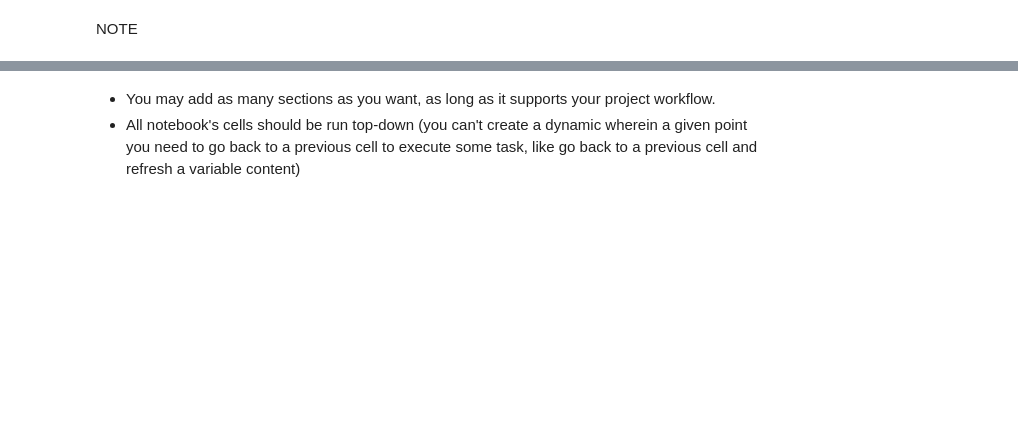
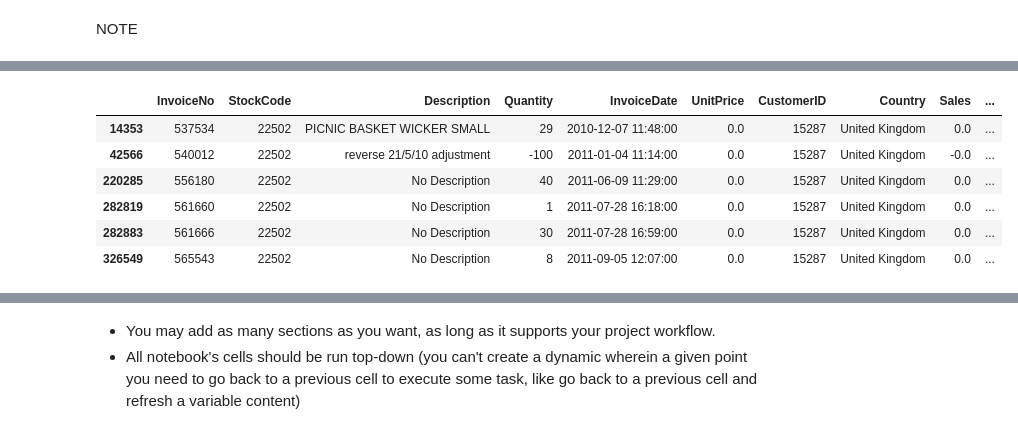
Before and after one commit to maleeper/ILP-independent-learning-project, a Jupyter notebook: jupyter_notebooks/ETL.ipynb, the cells around one changed output, grey strips where cells are left out. Cells and saved outputs as stored; diff of their text form; code cells hidden in the pictures; blank space fills up the shorter version.

```diff
--- a/jupyter_notebooks/ETL.ipynb
+++ b/jupyter_notebooks/ETL.ipynb
@@ -57,0 +313,12 @@ NOTE
+# %%
+# Show a UnitPrice price of zero?
+# what are these rows?
+df_copy[df_copy['UnitPrice'] == 0]
+# %% [output]
+|  | InvoiceNo | StockCode | Description | Quantity | InvoiceDate | UnitPrice | CustomerID | Country | Sales | ... |
+| 14353 | 537534 | 22502 | PICNIC BASKET WICKER SMALL | 29 | 2010-12-07 11:48:00 | 0.0 | 15287 | United Kingdom | 0.0 | ... |
+| 42566 | 540012 | 22502 | reverse 21/5/10 adjustment | -100 | 2011-01-04 11:14:00 | 0.0 | 15287 | United Kingdom | -0.0 | ... |
+| 220285 | 556180 | 22502 | No Description | 40 | 2011-06-09 11:29:00 | 0.0 | 15287 | United Kingdom | 0.0 | ... |
+| 282819 | 561660 | 22502 | No Description | 1 | 2011-07-28 16:18:00 | 0.0 | 15287 | United Kingdom | 0.0 | ... |
+| 282883 | 561666 | 22502 | No Description | 30 | 2011-07-28 16:59:00 | 0.0 | 15287 | United Kingdom | 0.0 | ... |
+| 326549 | 565543 | 22502 | No Description | 8 | 2011-09-05 12:07:00 | 0.0 | 15287 | United Kingdom | 0.0 | ... |
```
Also changed, not shown: parts of 27 cells of this notebook, 3 other files.
